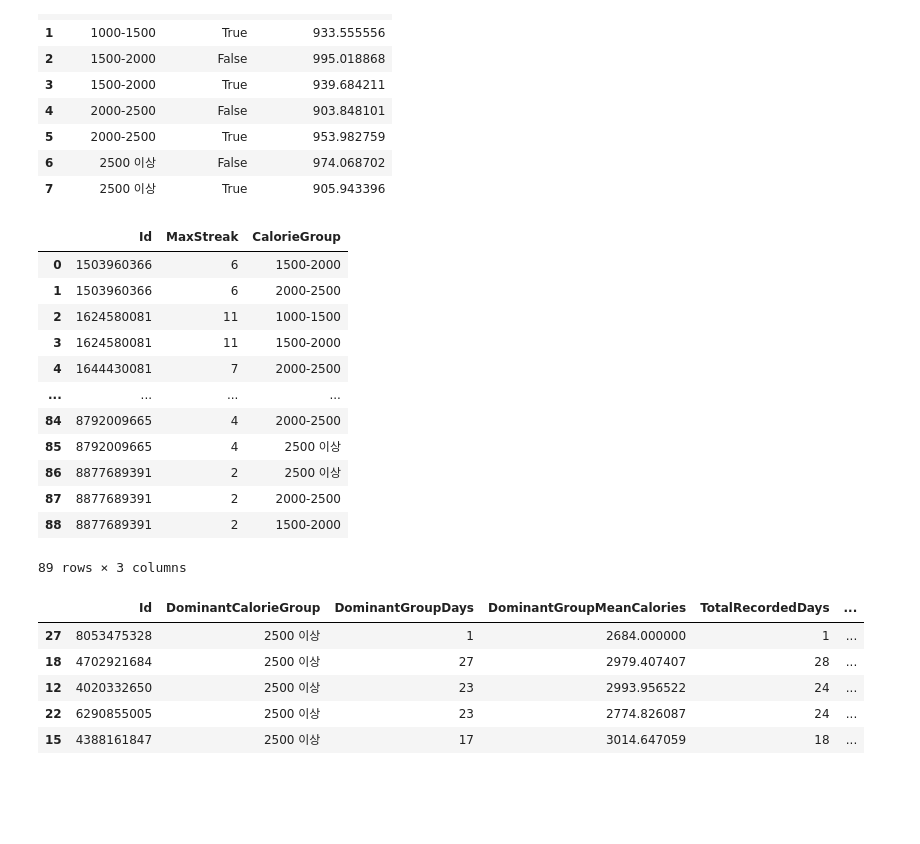
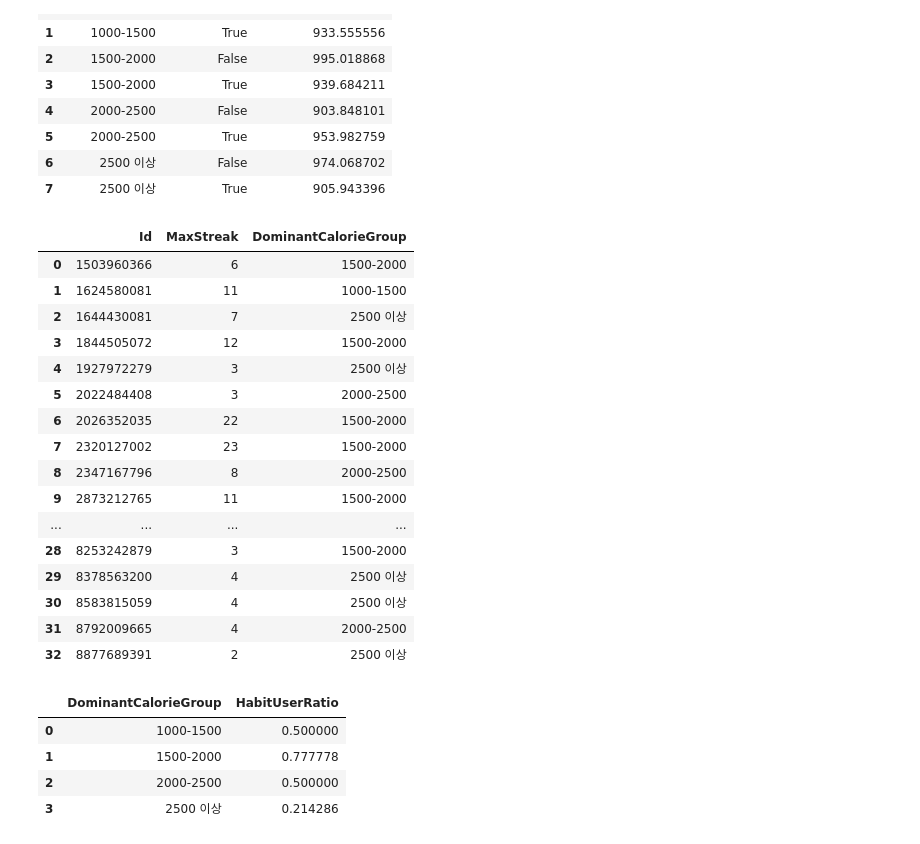
Before and after one commit to jeesy95-creator/sparta_15, a Jupyter notebook: notebooks/Soyun.ipynb, the cells around one changed output. Cells and saved outputs as stored; diff of their text form; code cells hidden in the pictures; blank space fills up the shorter version.

```diff
--- a/notebooks/Soyun.ipynb
+++ b/notebooks/Soyun.ipynb
@@ -1293,26 +1305,48 @@ user_streaks = actcp_d_clean.groupby('Id')['ActivityDate'].apply(calculate_strea
 # %%
+# 1) streak 결과를 DataFrame으로
+user_streaks = actcp_d_clean.groupby('Id')['ActivityDate'].apply(calculate_streak)
+
 # 1) streak 결과를 DataFrame으로
 streak_df = user_streaks.reset_index()
 streak_df.columns = ['Id', 'MaxStreak']
 
-# 2) Id별 칼로리 그룹(중복 제거해서 1명당 1개만)
-cal_group_df = actcp_d_clean[['Id', 'CalorieGroup']].drop_duplicates()
+# 칼로리 그룹 순서(낮→높)
+order = ['1000-1500', '1500-2000', '2000-2500', '2500 이상']
+actcp_d_clean['CalorieGroup'] = pd.Categorical(
+    actcp_d_clean['CalorieGroup'],
+    categories=order,
+    ordered=True
+)
 
-# 3) 합치기
+def dominant_group_tiebreak_high(s):
+    vc = s.value_counts()
+    top_n = vc.max()
+    tied = vc[vc == top_n].index
+    return max(tied)
+
+cal_group_df = (
+    actcp_d_clean.groupby('Id')['CalorieGroup']
+    .agg(dominant_group_tiebreak_high)
+    .reset_index(name='DominantCalorieGroup')
+)
+
 streak_with_group = streak_df.merge(cal_group_df, on='Id', how='left')
-
 streak_with_group
 # %% [output]
-|  | Id | MaxStreak | CalorieGroup |
+|  | Id | MaxStreak | DominantCalorieGroup |
 | 0 | 1503960366 | 6 | 1500-2000 |
-| 1 | 1503960366 | 6 | 2000-2500 |
-| 2 | 1624580081 | 11 | 1000-1500 |
-| 3 | 1624580081 | 11 | 1500-2000 |
-| 4 | 1644430081 | 7 | 2000-2500 |
+| 1 | 1624580081 | 11 | 1000-1500 |
+| 2 | 1644430081 | 7 | 2500 이상 |
+| 3 | 1844505072 | 12 | 1500-2000 |
+| 4 | 1927972279 | 3 | 2500 이상 |
+| 5 | 2022484408 | 3 | 2000-2500 |
+| 6 | 2026352035 | 22 | 1500-2000 |
+| 7 | 2320127002 | 23 | 1500-2000 |
+| 8 | 2347167796 | 8 | 2000-2500 |
+| 9 | 2873212765 | 11 | 1500-2000 |
 | ... | ... | ... | ... |
-| 84 | 8792009665 | 4 | 2000-2500 |
-| 85 | 8792009665 | 4 | 2500 이상 |
-| 86 | 8877689391 | 2 | 2500 이상 |
-| 87 | 8877689391 | 2 | 2000-2500 |
-| 88 | 8877689391 | 2 | 1500-2000 |
+| 28 | 8253242879 | 3 | 1500-2000 |
+| 29 | 8378563200 | 4 | 2500 이상 |
+| 30 | 8583815059 | 4 | 2500 이상 |
+| 31 | 8792009665 | 4 | 2000-2500 |
+| 32 | 8877689391 | 2 | 2500 이상 |
-89 rows × 3 columns
@@ -1395,9 +1353,17 @@ user = user_summary.sort_values(["DominantGroupShare", "MaxStreak_AllDays"], asc
-# %%
-user.head()
-# %% [output]
-|  | Id | DominantCalorieGroup | DominantGroupDays | DominantGroupMeanCalories | TotalRecordedDays | ... |
-| 27 | 8053475328 | 2500 이상 | 1 | 2684.000000 | 1 | ... |
-| 18 | 4702921684 | 2500 이상 | 27 | 2979.407407 | 28 | ... |
-| 12 | 4020332650 | 2500 이상 | 23 | 2993.956522 | 24 | ... |
-| 22 | 6290855005 | 2500 이상 | 23 | 2774.826087 | 24 | ... |
-| 15 | 4388161847 | 2500 이상 | 17 | 3014.647059 | 18 | ... |
+# %%
+tmp = streak_with_group.copy()
+tmp["HabitUser"] = tmp["MaxStreak"] >= 7
+
+habit_ratio = (
+    tmp.groupby("DominantCalorieGroup")["HabitUser"]
+       .mean()
+       .reset_index(name="HabitUserRatio")
+)
+
+habit_ratio
+# %% [output]
+|  | DominantCalorieGroup | HabitUserRatio |
+| 0 | 1000-1500 | 0.500000 |
+| 1 | 1500-2000 | 0.777778 |
+| 2 | 2000-2500 | 0.500000 |
+| 3 | 2500 이상 | 0.214286 |
```
Also changed, not shown: parts of 7 cells of this notebook, 2 other files.
